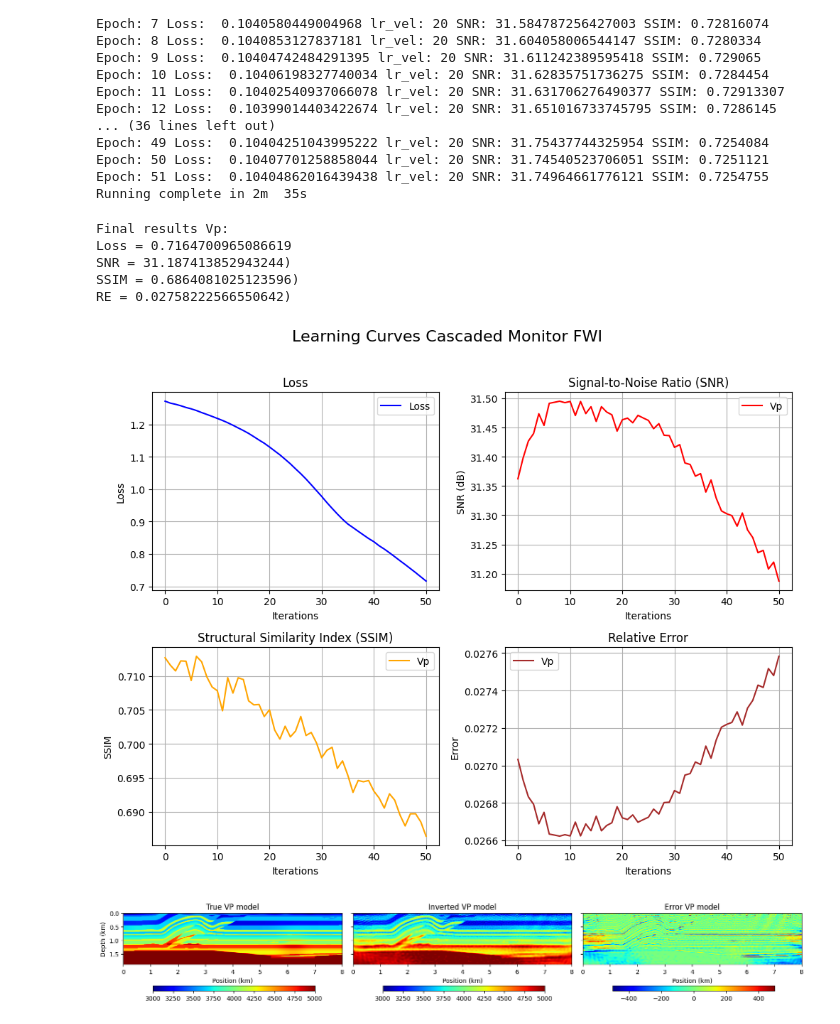
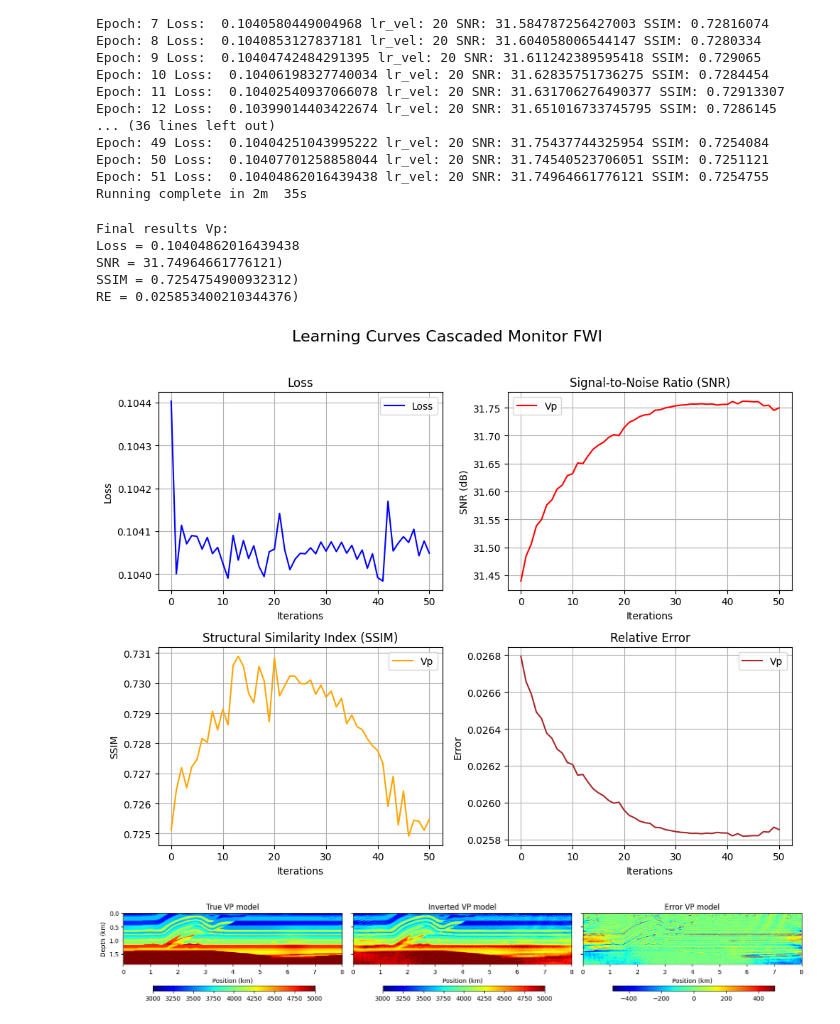
Before and after one commit to uber30/Time-lapse_ElasticSiameseFWI, a Jupyter notebook: SiameseFWI_ParallelCascadedFWI.ipynb, the cells around one changed output. Cells and saved outputs as stored; diff of their text form; code cells hidden in the pictures.

Commit message:
fixed monitor learning curves

```diff
--- a/SiameseFWI_ParallelCascadedFWI.ipynb
+++ b/SiameseFWI_ParallelCascadedFWI.ipynb
@@ -727,14 +727,14 @@ Epoch: 50 Loss:  0.10407701258858044 lr_vel: 20 SNR: 31.74540523706051 SSIM: 0.7
 Epoch: 51 Loss:  0.10404862016439438 lr_vel: 20 SNR: 31.74964661776121 SSIM: 0.7254755
 Running complete in 2m  35s
 # %%
-plot_metrics_fwi(fwi_result, 'MonitorCasMetric_.mat', title='Cascaded Monitor FWI')
+plot_metrics_fwi(fwi_result, 'MonitorCasMetric_FWI.mat', title='Cascaded Monitor FWI')
 # %% [output]
 Final results Vp:
-Loss = 0.7164700965086619
-SNR = 31.187413852943244)
-SSIM = 0.6864081025123596)
-RE = 0.02758222566550642)
+Loss = 0.10404862016439438
+SNR = 31.74964661776121)
+SSIM = 0.7254754900932312)
+RE = 0.025853400210344376)
-[figure, old version]
+[figure, new version]
 # %%
 monitor_inv_vp = scipy.io.loadmat(fwi_result + 'MonitorCasVP_FWI.mat')
 monitor_inv_vp = monitor_inv_vp['rec']
```
Also changed, not shown: parts of 1 cell of this notebook.
